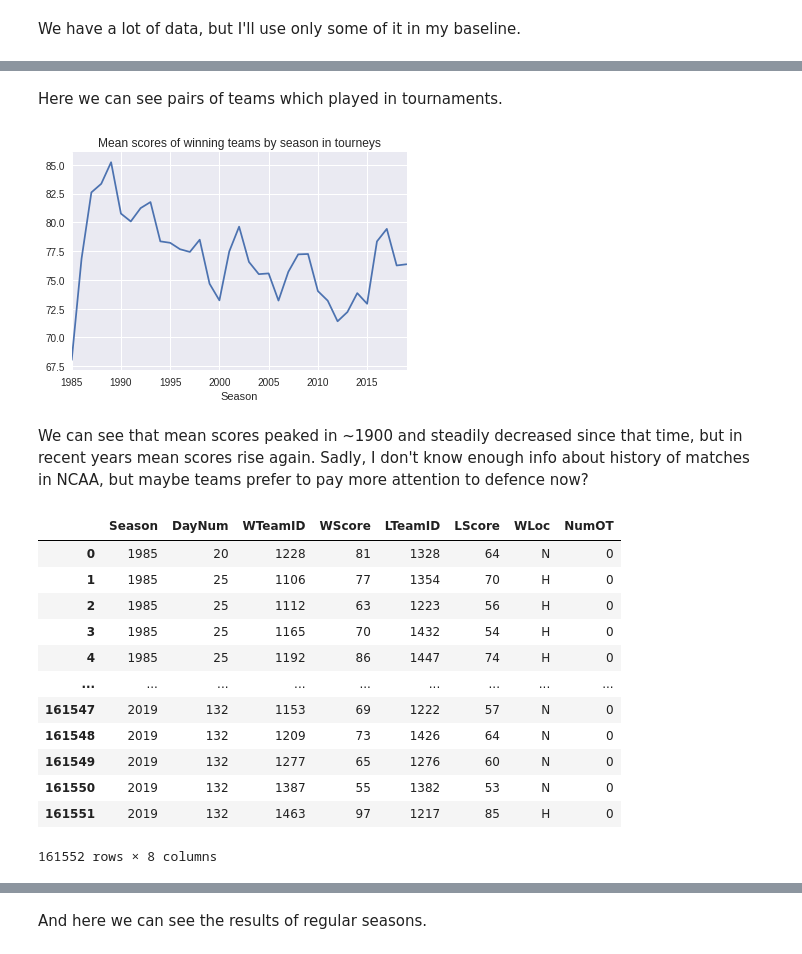
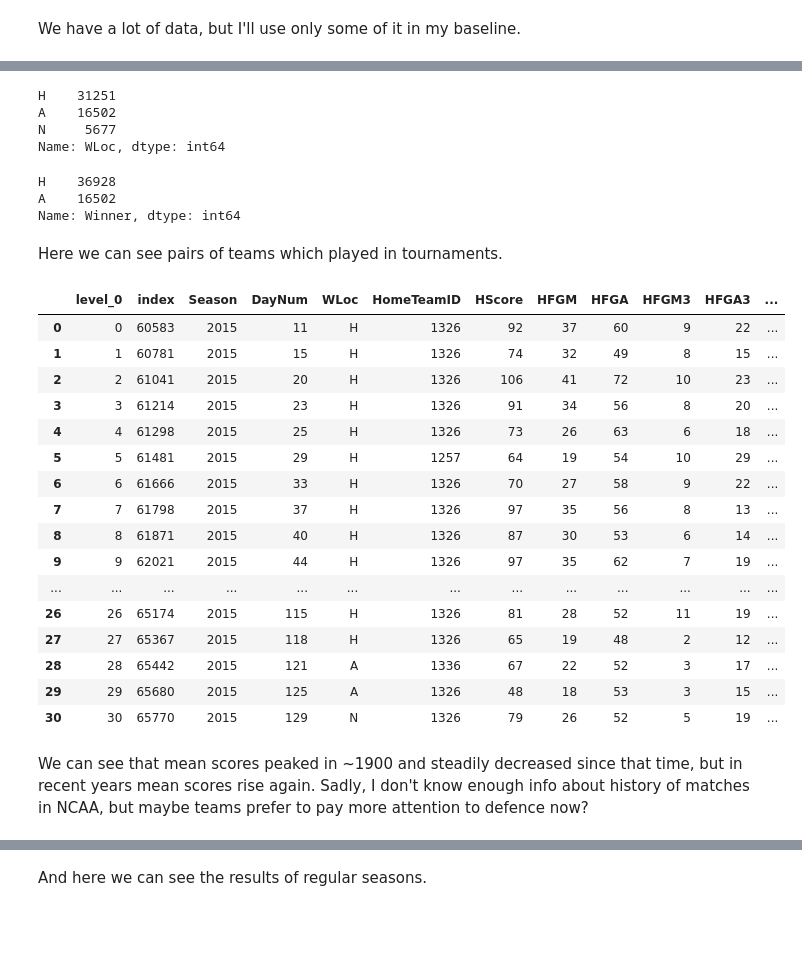
Before and after one commit to robertfmoore/march_madness, a Jupyter notebook: starting_point_march_madness.ipynb, the cells around one changed output, grey strips where cells are left out. Drawn from its saved outputs; the diff is of its cells as text; code cells hidden in the pictures; blank space fills up the shorter version.

Commit message:
Swap from Winning/Losing -> Home/Away, get 5 recent games as a dataframe

```diff
--- a/starting_point_march_madness.ipynb
+++ b/starting_point_march_madness.ipynb
@@ -470,25 +519,58 @@ data_dict['MNCAATourneyCompactResults'].head()
+# %%
+def get_n_recent_games(df, teamID, season, day):
+    # This will currently get fucked if you send it the first game of a season
+    query = '(HomeTeamID=={} or AwayTeamID=={}) and Season=={}'.format(teamID, teamID, season)
+    team_games = df.query(query)
+    team_games.reset_index(inplace=True)
+    game_index = team_games.loc[team_games['DayNum'] == day].index[0]
+    if game_index >= 5:
+        return team_games.iloc[game_index-4:game_index]
+    elif game_index == 0:
+        return NONE
+    else:
+        return team_games.head(game_index)
+# %%
+rs_df = data_dict['MRegularSeasonDetailedResults'].copy()
+#rs_df = rs_df.drop(['NumOT'], axis=1)
+rs_df = rs_df.loc[rs_df['Season'] >= 2010]
+
+rs_df["WLoc"].unique()
+temp = rs_df.loc[rs_df['WLoc'] == "N"]
+rs_df['WLoc'].value_counts()
+# %% [output]
+H    31251
+A    16502
+N     5677
+Name: WLoc, dtype: int64
+# %%
+test = get_n_recent_games(rs_df, 1326, 2015, 23)
+rs_df = rs_df.rename(columns={"WLoc": "Winner"})
+rs_df['Winner'].value_counts()
+# %% [output]
+H    36928
+A    16502
+Name: Winner, dtype: int64
 # %% [markdown]
 Here we can see pairs of teams which played in tournaments.
-# %%
-data_dict['MNCAATourneyCompactResults'].groupby(['Season'])['WScore'].mean().plot(kind='line');
-plt.title('Mean scores of winning teams by season in tourneys');
-# %% [output]
-[figure, removed]
+# %%
+test
+# %% [output]
+|  | level_0 | index | Season | DayNum | WLoc | HomeTeamID | HScore | HFGM | HFGA | HFGM3 | HFGA3 | ... |
+| 0 | 0 | 60583 | 2015 | 11 | H | 1326 | 92 | 37 | 60 | 9 | 22 | ... |
+| 1 | 1 | 60781 | 2015 | 15 | H | 1326 | 74 | 32 | 49 | 8 | 15 | ... |
+| 2 | 2 | 61041 | 2015 | 20 | H | 1326 | 106 | 41 | 72 | 10 | 23 | ... |
+| 3 | 3 | 61214 | 2015 | 23 | H | 1326 | 91 | 34 | 56 | 8 | 20 | ... |
+| 4 | 4 | 61298 | 2015 | 25 | H | 1326 | 73 | 26 | 63 | 6 | 18 | ... |
+| 5 | 5 | 61481 | 2015 | 29 | H | 1257 | 64 | 19 | 54 | 10 | 29 | ... |
+| 6 | 6 | 61666 | 2015 | 33 | H | 1326 | 70 | 27 | 58 | 9 | 22 | ... |
+| 7 | 7 | 61798 | 2015 | 37 | H | 1326 | 97 | 35 | 56 | 8 | 13 | ... |
+| 8 | 8 | 61871 | 2015 | 40 | H | 1326 | 87 | 30 | 53 | 6 | 14 | ... |
+| 9 | 9 | 62021 | 2015 | 44 | H | 1326 | 97 | 35 | 62 | 7 | 19 | ... |
+| ... | ... | ... | ... | ... | ... | ... | ... | ... | ... | ... | ... | ... |
+| 26 | 26 | 65174 | 2015 | 115 | H | 1326 | 81 | 28 | 52 | 11 | 19 | ... |
+| 27 | 27 | 65367 | 2015 | 118 | H | 1326 | 65 | 19 | 48 | 2 | 12 | ... |
+| 28 | 28 | 65442 | 2015 | 121 | A | 1336 | 67 | 22 | 52 | 3 | 17 | ... |
+| 29 | 29 | 65680 | 2015 | 125 | A | 1326 | 48 | 18 | 53 | 3 | 15 | ... |
+| 30 | 30 | 65770 | 2015 | 129 | N | 1326 | 79 | 26 | 52 | 5 | 19 | ... |
 # %% [markdown]
 We can see that mean scores peaked in ~1900 and steadily decreased since that time, but in recent years mean scores rise again. Sadly, I don't know enough info about history of matches in NCAA, but maybe teams prefer to pay more attention to defence now?
-# %%
-data_dict['MRegularSeasonCompactResults']
-# %% [output]
-|  | Season | DayNum | WTeamID | WScore | LTeamID | LScore | WLoc | NumOT |
-| 0 | 1985 | 20 | 1228 | 81 | 1328 | 64 | N | 0 |
-| 1 | 1985 | 25 | 1106 | 77 | 1354 | 70 | H | 0 |
-| 2 | 1985 | 25 | 1112 | 63 | 1223 | 56 | H | 0 |
-| 3 | 1985 | 25 | 1165 | 70 | 1432 | 54 | H | 0 |
-| 4 | 1985 | 25 | 1192 | 86 | 1447 | 74 | H | 0 |
-| ... | ... | ... | ... | ... | ... | ... | ... | ... |
-| 161547 | 2019 | 132 | 1153 | 69 | 1222 | 57 | N | 0 |
-| 161548 | 2019 | 132 | 1209 | 73 | 1426 | 64 | N | 0 |
-| 161549 | 2019 | 132 | 1277 | 65 | 1276 | 60 | N | 0 |
-| 161550 | 2019 | 132 | 1387 | 55 | 1382 | 53 | N | 0 |
-| 161551 | 2019 | 132 | 1463 | 97 | 1217 | 85 | H | 0 |
-161552 rows × 8 columns
```
Also changed, not shown: parts of 11 cells of this notebook.
